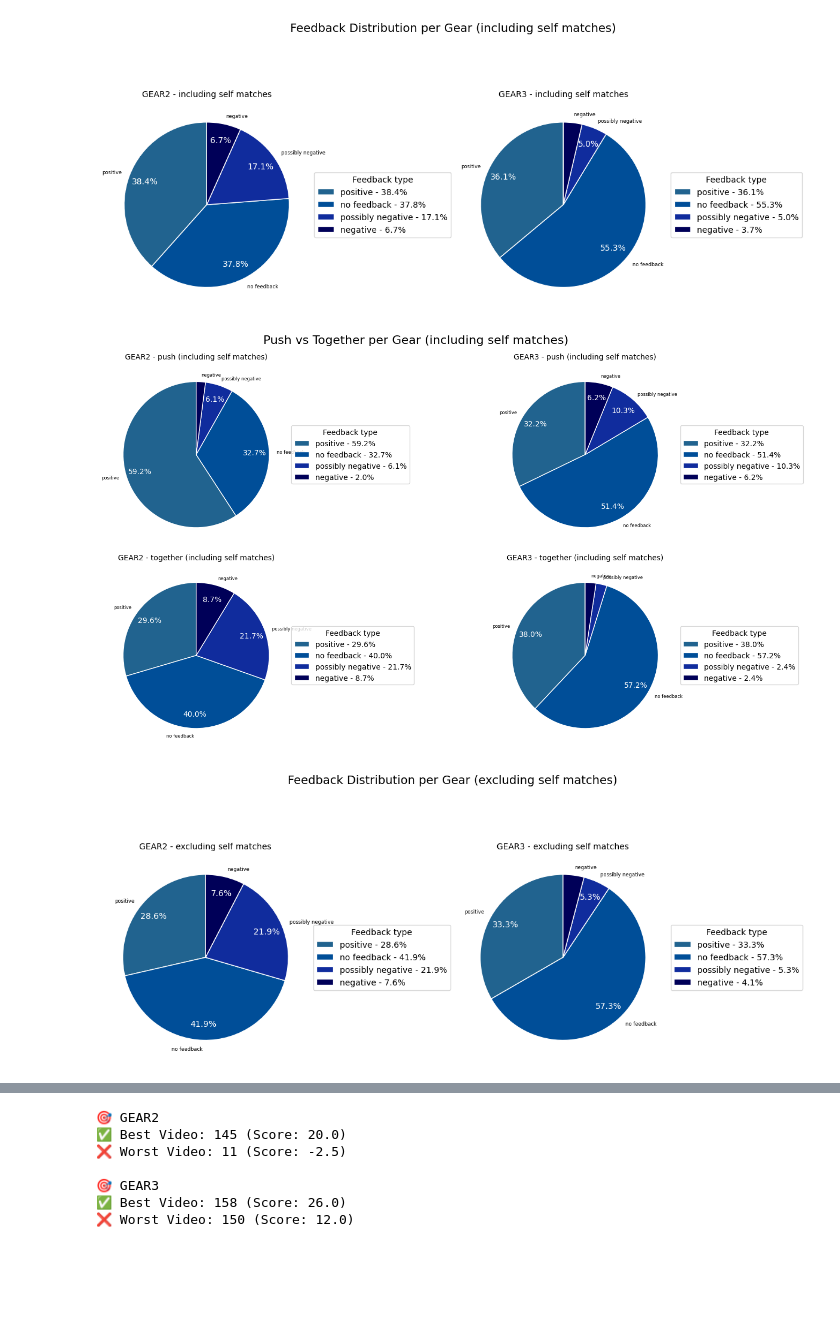
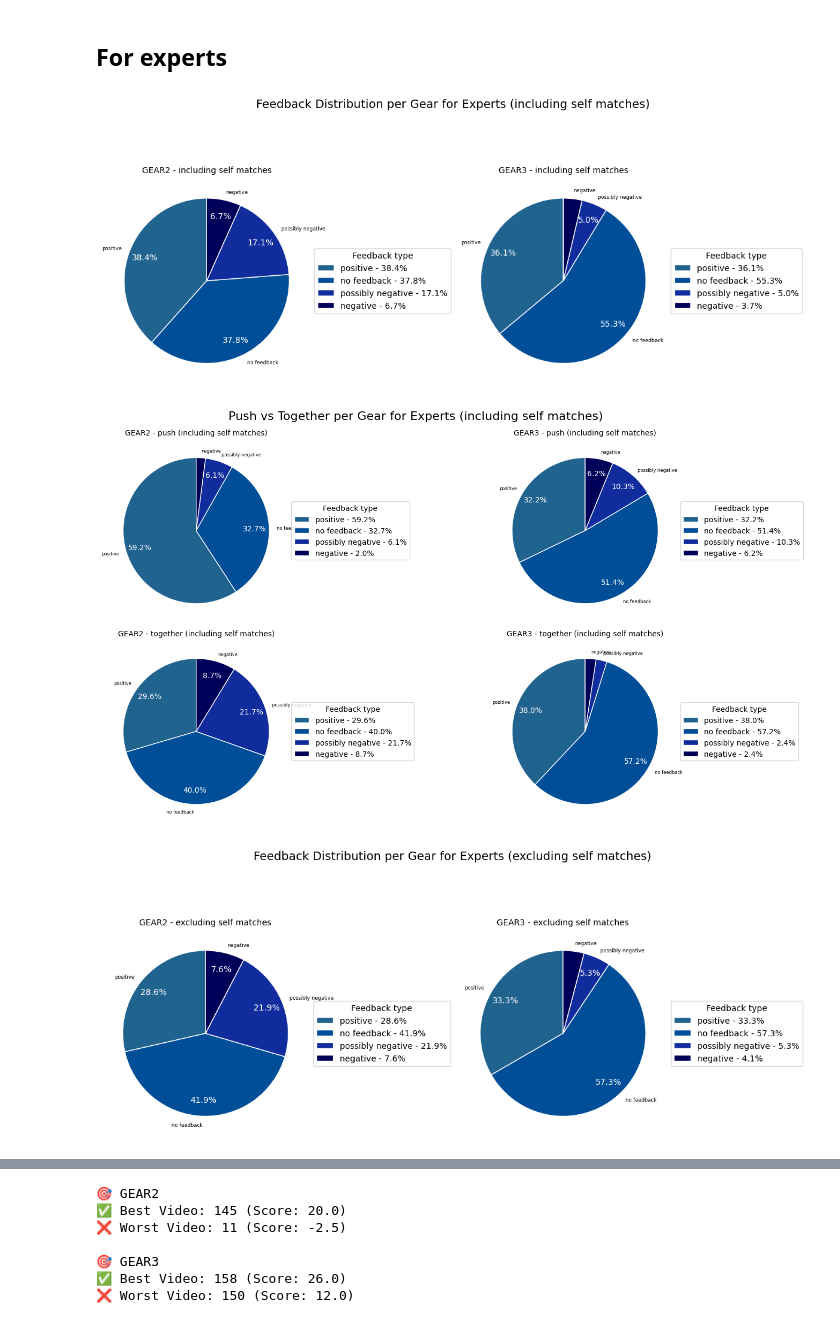
Before and after one commit to brittawi/SkiersProject, a Jupyter notebook: feedback_system/evaluation_of_results/evaluation_wide_legs.ipynb, the cells around one changed output, grey strips where cells are left out. Drawn from its saved outputs; the diff is of its cells as text; code cells hidden in the pictures; blank space fills up the shorter version.

```diff
--- a/feedback_system/evaluation_of_results/evaluation_wide_legs.ipynb
+++ b/feedback_system/evaluation_of_results/evaluation_wide_legs.ipynb
@@ -10,10 +10,6 @@ import matplotlib.pyplot as plt
 import seaborn as sns
 import pandas as pd
 from utils.paper_plots import set_custom_color_style
-# %%
-# load data
-with open("../../data/feedback_evaluation/evaluation_wide_legs.json") as f:
-    data = json.load(f)
 # %%
 import matplotlib.pyplot as plt
 from collections import defaultdict
@@ -21,7 +17,7 @@ from collections import defaultdict
 def autopct_threshold(pct):
     return f'{pct:.1f}%' if pct > 5 else ''
 
-def plot_feedback_pies_grid(data, match_type):
+def plot_feedback_pies_grid(data, match_type, data_type):
     feedback_category = ["positive", "no feedback", "possibly negative", "negative"]
     blues = set_custom_color_style()
     fig, axes = plt.subplots(1, 2, figsize=(12, 6))  # 1 row, 2 columns
@@ -75,11 +71,11 @@ def plot_feedback_pies_grid(data, match_type):
             axes[idx].set_title(f"{gear.upper()} - {text}")
 
 
-    fig.suptitle(f"Feedback Distribution per Gear ({text})", fontsize=14)
+    fig.suptitle(f"Feedback Distribution per Gear for {data_type} ({text})", fontsize=14)
     plt.tight_layout()
     plt.show()
 
-def plot_push_vs_together_grid(data, match_type):
+def plot_push_vs_together_grid(data, match_type, data_type):
     feedback_category = ["positive", "no feedback", "possibly negative", "negative"]
     blues = set_custom_color_style()
     fig, axes = plt.subplots(2, 2, figsize=(16, 8))  # 2 rows, 2 columns
@@ -128,6 +124,6 @@ def plot_push_vs_together_grid(data, match_type):
                 autotext.set_color("white")
             ax.legend(wedges, legend_labels, title="Feedback type", loc="center left", bbox_to_anchor=(1, 0, 0.5, 1))
         ax.set_title(f"{gear.upper()} - {category} ({text})")
-    fig.suptitle(f"Push vs Together per Gear ({text})", fontsize=16)
+    fig.suptitle(f"Push vs Together per Gear for {data_type} ({text})", fontsize=16)
     plt.tight_layout()
     plt.show()
@@ -134,9 +190,15 @@ def plot_push_vs_together_grid(data, match_type):
+# %% [markdown]
+## For experts
 # %%
+# load data
+with open("../../data/feedback_evaluation/evaluation_wide_legs_experts.json") as f:
+    data_experts = json.load(f)
+
 # Generate plots for each match type
 for match_type in ["with_self_matches", "no_self_matches"]:
-    plot_feedback_pies_grid(data, match_type)
-    plot_push_vs_together_grid(data, match_type)
+    plot_feedback_pies_grid(data_experts, match_type, "Experts")
+    plot_push_vs_together_grid(data_experts, match_type, "Experts")
 # %% [output]
-[figure, old version]
+[figure, new version]
-[figure, old version]
+[figure, new version]
-[figure, old version]
+[figure, new version]
```
Also changed, not shown: parts of 8 cells of this notebook, 3 other files.
